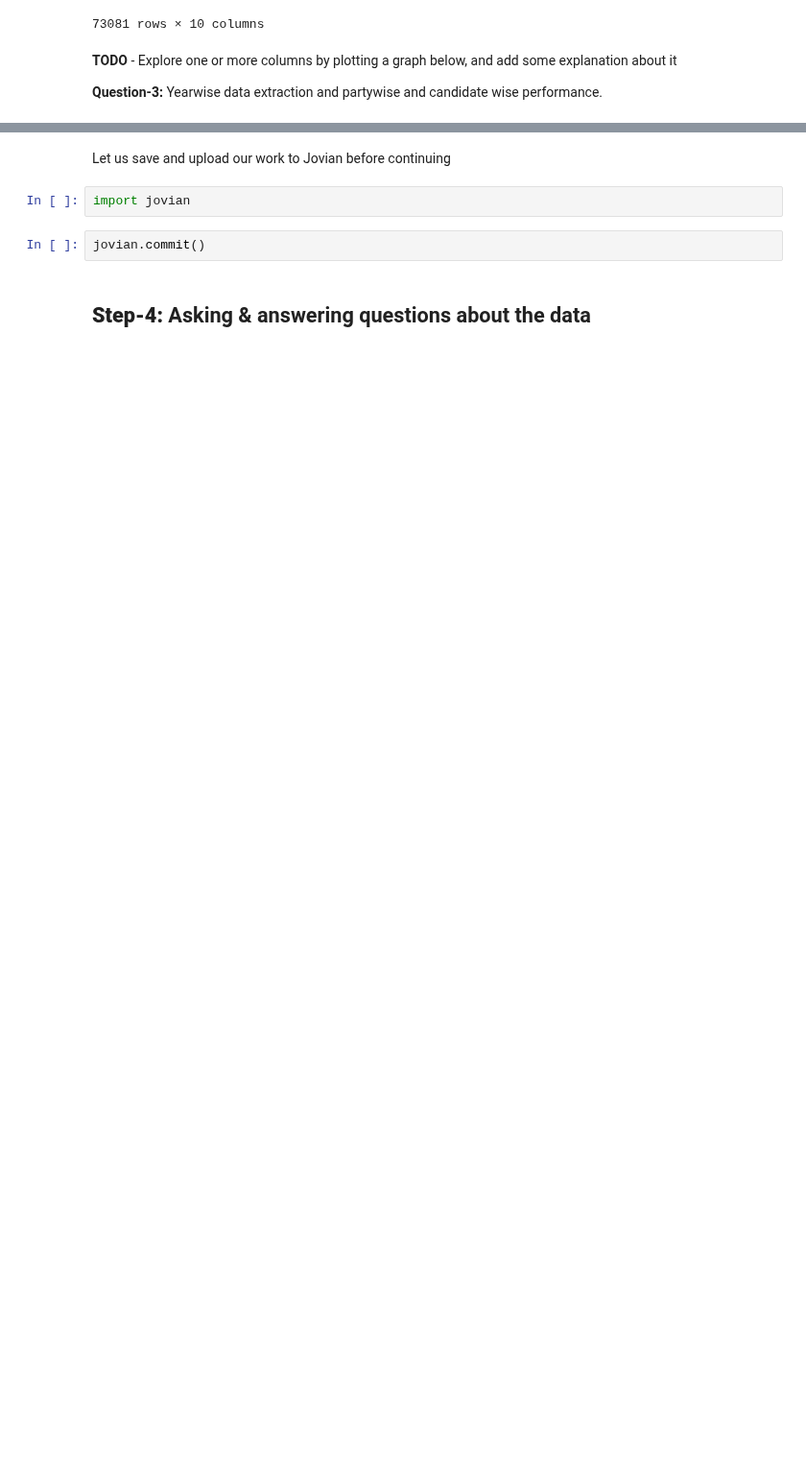
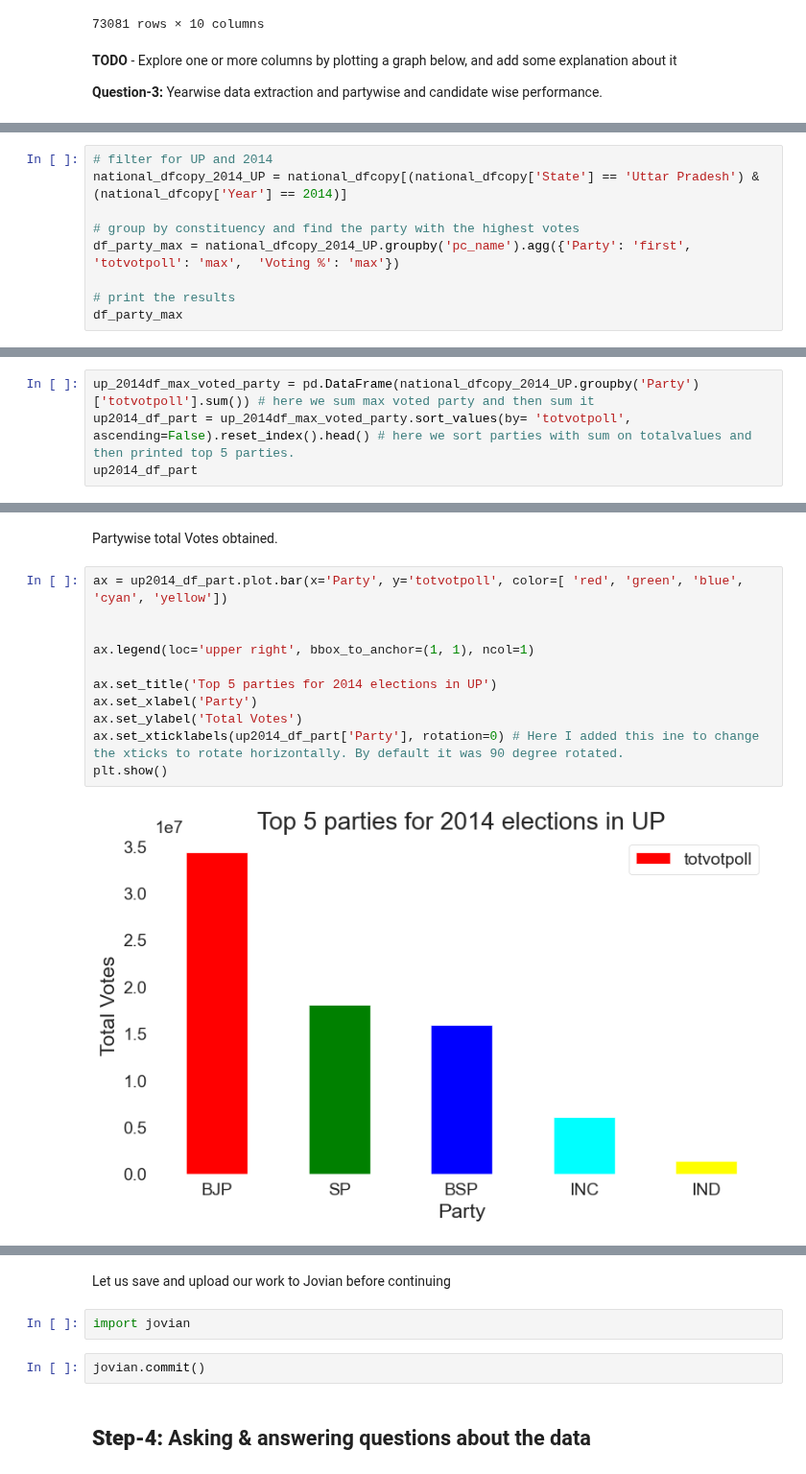
Before and after one commit to arunp77/Python-programming, a Jupyter notebook: Python-fundamental/zerotopandas_course_project.ipynb, the cells around one changed output, grey strips where cells are left out. Shown at 96% size. Drawn from its saved outputs; the diff is of its cells as text; blank space fills up the shorter version.

```diff
--- a/Python-fundamental/zerotopandas_course_project.ipynb
+++ b/Python-fundamental/zerotopandas_course_project.ipynb
@@ -652,0 +699,9 @@ national_dfcopy
+# %%
+# filter for UP and 2014
+national_dfcopy_2014_UP = national_dfcopy[(national_dfcopy['State'] == 'Uttar Pradesh') & (national_dfcopy['Year'] == 2014)]
+
+# group by constituency and find the party with the highest votes
+df_party_max = national_dfcopy_2014_UP.groupby('pc_name').agg({'Party': 'first', 'totvotpoll': 'max',  'Voting %': 'max'})
+
+# print the results
+df_party_max
@@ -652,0 +723,4 @@ national_dfcopy
+# %%
+up_2014df_max_voted_party = pd.DataFrame(national_dfcopy_2014_UP.groupby('Party')['totvotpoll'].sum()) # here we sum max voted party and then sum it
+up2014_df_part = up_2014df_max_voted_party.sort_values(by= 'totvotpoll', ascending=False).reset_index().head() # here we sort parties with sum on totalvalues and then printed top 5 parties.
+up2014_df_part
@@ -652,0 +734,15 @@ national_dfcopy
+# %% [markdown]
+Partywise total Votes obtained.
+# %%
+ax = up2014_df_part.plot.bar(x='Party', y='totvotpoll', color=[ 'red', 'green', 'blue', 'cyan', 'yellow'])
+
+
+ax.legend(loc='upper right', bbox_to_anchor=(1, 1), ncol=1)
+
+ax.set_title('Top 5 parties for 2014 elections in UP')
+ax.set_xlabel('Party')
+ax.set_ylabel('Total Votes')
+ax.set_xticklabels(up2014_df_part['Party'], rotation=0) # Here I added this ine to change the xticks to rotate horizontally. By default it was 90 degree rotated.
+plt.show()
+# %% [output]
+[figure, added]
```
Also changed, not shown: parts of 61 cells of this notebook.
